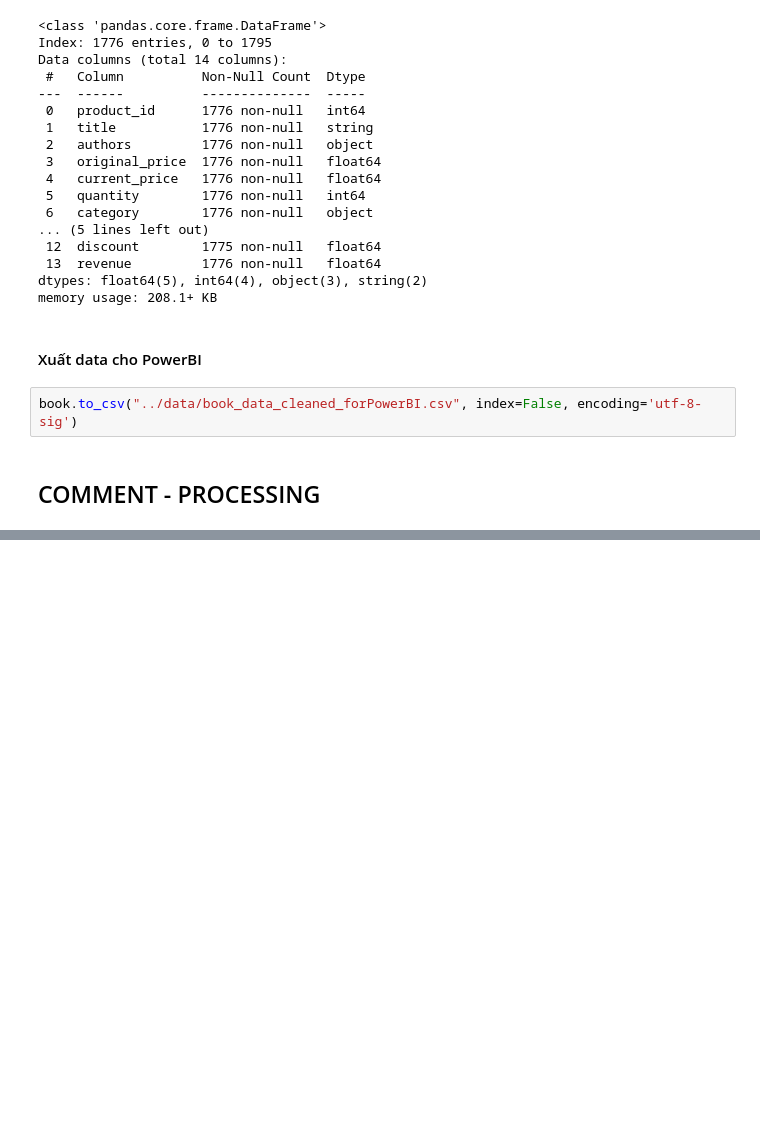
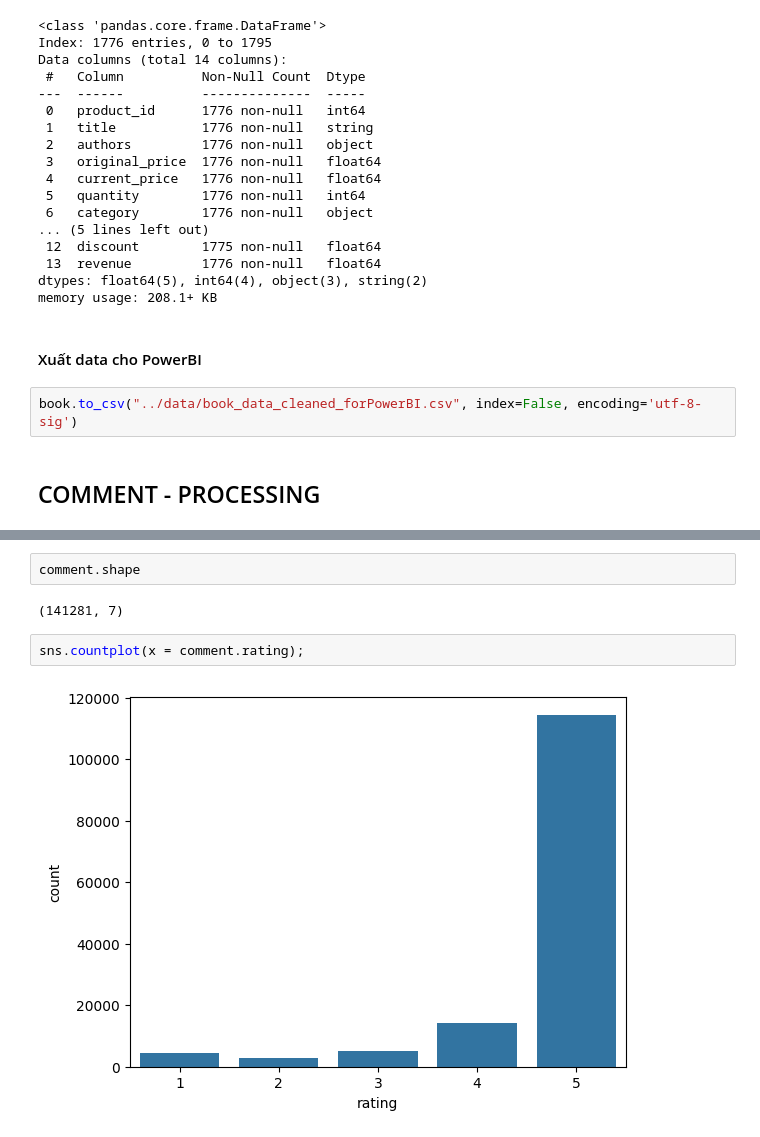
Before and after one commit to chgiabao04/cn-da22tta-chaugiabao-bookdata-machinelearning, a Jupyter notebook: src/processing.ipynb, the cells around one changed output, grey strips where cells are left out. Drawn from its saved outputs; the diff is of its cells as text; blank space fills up the shorter version.

```diff
--- a/src/processing.ipynb
+++ b/src/processing.ipynb
@@ -497,0 +478,8 @@ book.to_csv("../data/book_data_cleaned_forPowerBI.csv", index=False, encoding='u
+# %%
+comment.shape
+# %% [output]
+(141281, 7)
+# %%
+sns.countplot(x = comment.rating);
+# %% [output]
+[figure, added]
```
Also changed, not shown: parts of 32 cells of this notebook.
